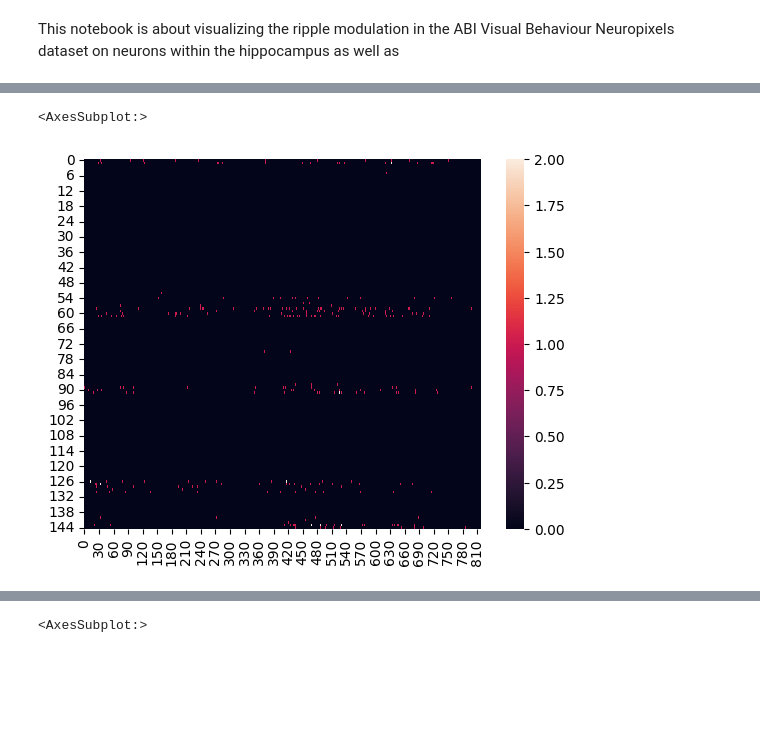
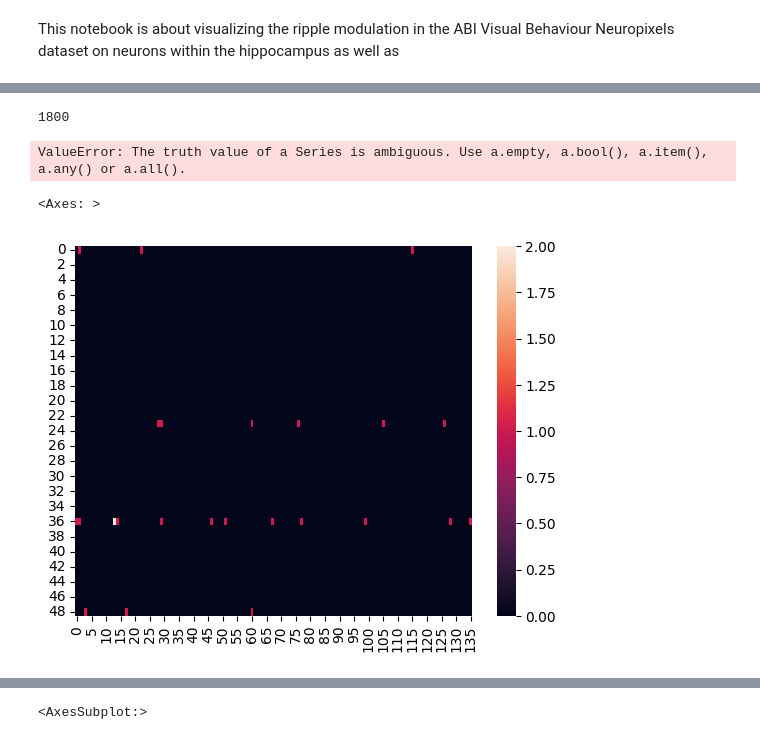
Before and after one commit to AngCamp/CampbellMurphy2024, a Jupyter notebook: Example Notebooks (Tutorials)/Neuron_Ripple_Modulation/allen_visbehave_ripplemodulation/Visualizing_Ripple_Modulation_v2.ipynb, the cells around one changed output, grey strips where cells are left out. Saved outputs shown, nothing was run; the diff lists cells and outputs as text; code cells hidden in the pictures; blank space fills up the shorter version.

Commit message:
added pictures and started the tutorial

```diff
--- a/Example Notebooks (Tutorials)/Neuron_Ripple_Modulation/allen_visbehave_ripplemodulation/Visualizing_Ripple_Modulation_v2.ipynb
+++ b/Example Notebooks (Tutorials)/Neuron_Ripple_Modulation/allen_visbehave_ripplemodulation/Visualizing_Ripple_Modulation_v2.ipynb
@@ -38,7 +38,7 @@ from scipy.signal import firwin, lfilter
 sdk_cache_dir='/space/scratch/allen_visbehave_data'# path to where the cache for the allensdk is (wehre the lfp is going)
 manifest_path = os.path.join(sdk_cache_dir, "manifest.json")
 cache = EcephysProjectCache.from_warehouse(manifest=manifest_path)
-input_dir = '/space/scratch/allen_visbehave_swr_data/testing_dir'
+input_dir = '/space/scratch/allen_visbehave_swr_data/allen_visbehave_swr_2sd_envelope'
 output_dir = os.path.curdir
 global_rip_label = 'no_movement_no_gamma'
 # %%
@@ -491,0 +514,6 @@ ca1_units.head()
+# %%
+fitlered_riples_csv_path = os.path.join(input_dir, 'filtered_swrs', 'swrs_session_{}'.format(session_id), 'session_{}_probe_{}_filtered_swrs.csv'.format(session_id, probe_id))
+filtered_ripples_df = pd.read_csv(fitlered_riples_csv_path, index_col=0)
+filtered_ripples_df.reset_index(drop=True, inplace=True)
+print(filtered_ripples_df.shape)
+filtered_ripples_df.head()
@@ -492,21 +528,34 @@ ca1_units.head()
+# %%
+np.sum(filtered_ripples_df['Overlaps_with_movement']!=True)
+# %% [output]
+1800
+# %%
+ripples_3sdpeak_df = filtered_ripples_df[filtered_ripples_df['Peak_Amp_RipBandPower_zscore'] >= 3 & filtered_ripples_df['Overlaps_with_movement']=True]
+ripples_3sdpeak_df.shape
+# %% [output]
+ValueError: The truth value of a Series is ambiguous. Use a.empty, a.bool(), a.item(), a.any() or a.all().
 # %%
+ripnum = 0
+rip_begin = ripples_3sdpeak_df['start_time'].iloc[ripnum]
+rip_end = ripples_3sdpeak_df['end_time'].iloc[ripnum]
+
 # this is an examples of how to work the code, it is not the final code
 # but without the whole time series you can't see the relative spike rate of the units
 ca1_units = session.units[session.units['structure_acronym']=='CA1']
 ca1_units_ids = ca1_units.index
 
 ca1_units_firing_df = unit_spike_times_alyx_format(session, ca1_units_ids, start_time=rip_begin, stop_time=rip_end, as_array=False)
 
 duration = rip_end - rip_begin
 n_samples = SAMPLING_FREQUENCY * duration
 time_vec = simulate_time(n_samples, SAMPLING_FREQUENCY)
 
 spike_time_histogram, unit_ids, times  = np.histogram2d(
     x=ca1_units_firing_df.units.to_numpy(),
     y=ca1_units_firing_df.times.to_numpy(),
     bins=(len(ca1_units_ids), time_vec.shape[0]))
 
 sns.heatmap(spike_time_histogram)
 # %% [output]
-<AxesSubplot:>
+<Axes: >
-[figure, old version]
+[figure, new version]
```
Also changed, not shown: parts of 10 cells of this notebook, 8 other files.
